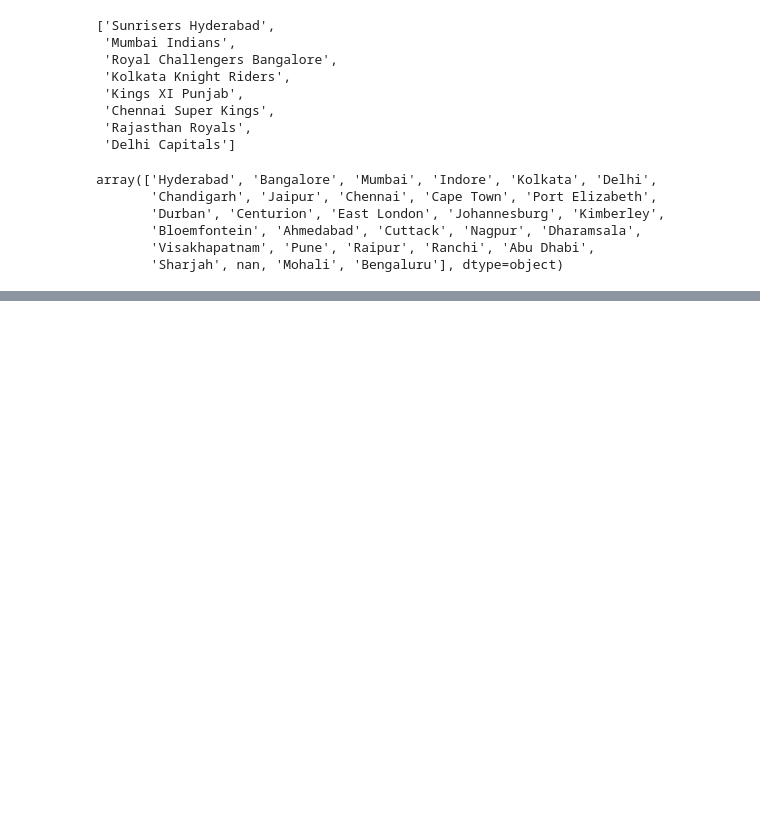
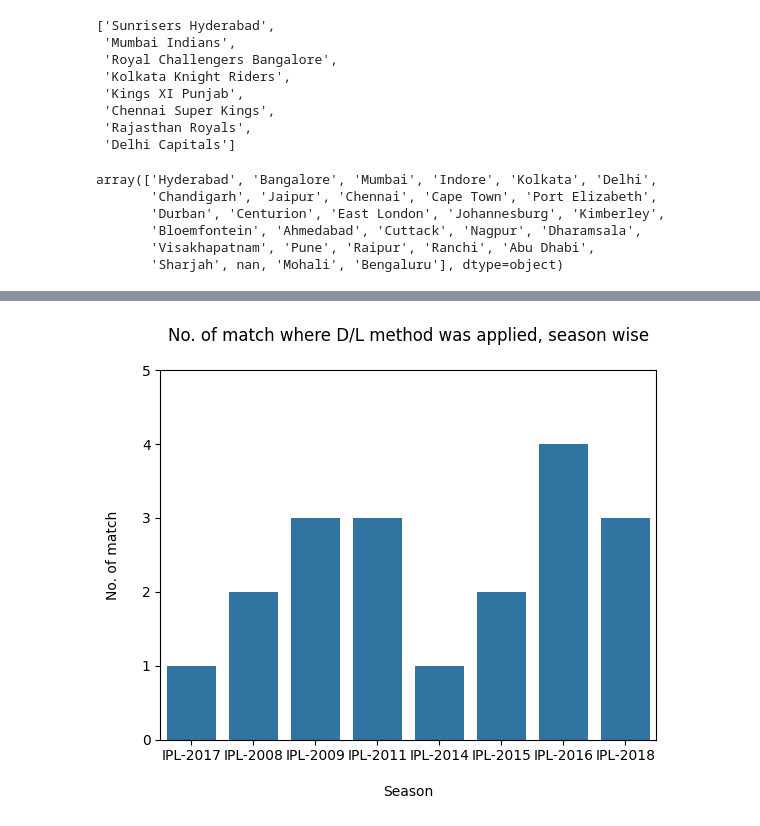
Before and after one commit to sukhpreet02/Stock-prediction-model, a Jupyter notebook: Untitled10.ipynb, the cells around one changed output, grey strips where cells are left out. Saved outputs shown, nothing was run; the diff lists cells and outputs as text; code cells hidden in the pictures; blank space fills up the shorter version.

```diff
--- a/Untitled10.ipynb
+++ b/Untitled10.ipynb
@@ -413,0 +488,3 @@ pickle.dump(pipe,open('pipe.pkl','wb'))
+# %%
+year=match.query('dl_applied==1')['Season']
+year
@@ -413,0 +512,10 @@ pickle.dump(pipe,open('pipe.pkl','wb'))
+# %%
+fig, ax=plt.subplots()
+ax.set_ylim([0,5])
+ax.set_title('No. of match where D/L method was applied, season wise\n')
+sns.countplot(x=year, data=match)
+plt.xlabel('\nSeason')
+plt.ylabel('No. of match\n')
+plt.show()
+# %% [output]
+[figure, added]
```
Also changed, not shown: parts of 16 cells of this notebook.
